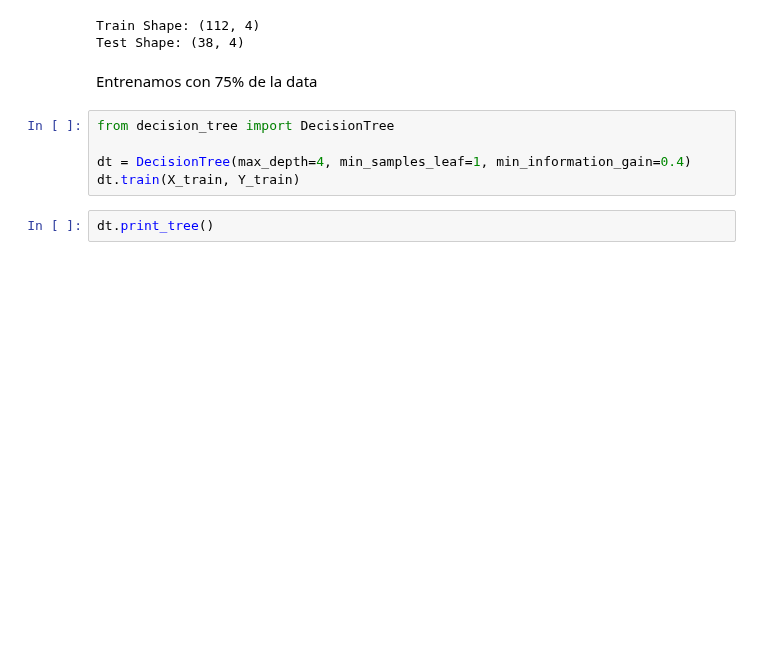
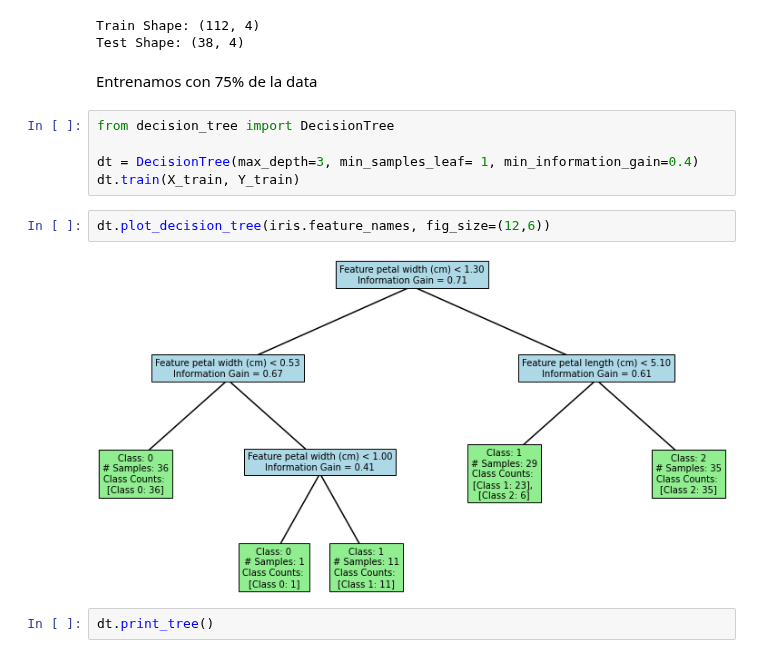
Before and after one commit to tmonreal/i302-Machine-Learning, a Jupyter notebook: Clase 6: Decision Trees/clase6.ipynb, the cells around one changed output. Drawn from its saved outputs; the diff is of its cells as text; blank space fills up the shorter version.

Commit message:
edit decision tree

```diff
--- a/Clase 6: Decision Trees/clase6.ipynb
+++ b/Clase 6: Decision Trees/clase6.ipynb
@@ -442,8 +445,12 @@ Entrenamos con 75% de la data
 # %%
 from decision_tree import DecisionTree
 
-dt = DecisionTree(max_depth=4, min_samples_leaf=1, min_information_gain=0.4)
+dt = DecisionTree(max_depth=3, min_samples_leaf= 1, min_information_gain=0.4)
 dt.train(X_train, Y_train)
+# %%
+dt.plot_decision_tree(iris.feature_names, fig_size=(12,6))
+# %% [output]
+[figure, added]
 # %%
 dt.print_tree()
 # %% [output]
```
Also changed, not shown: parts of 5 cells of this notebook, 1 other file.
